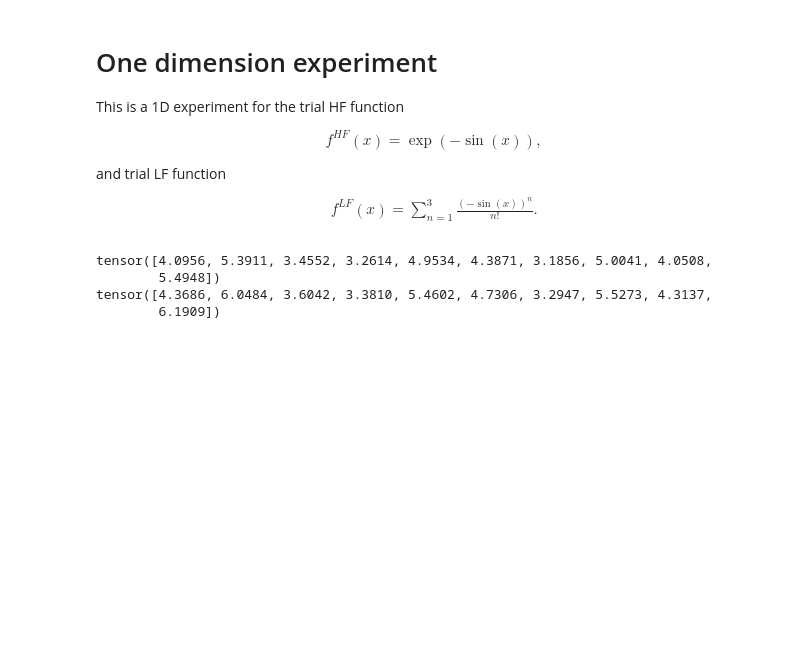
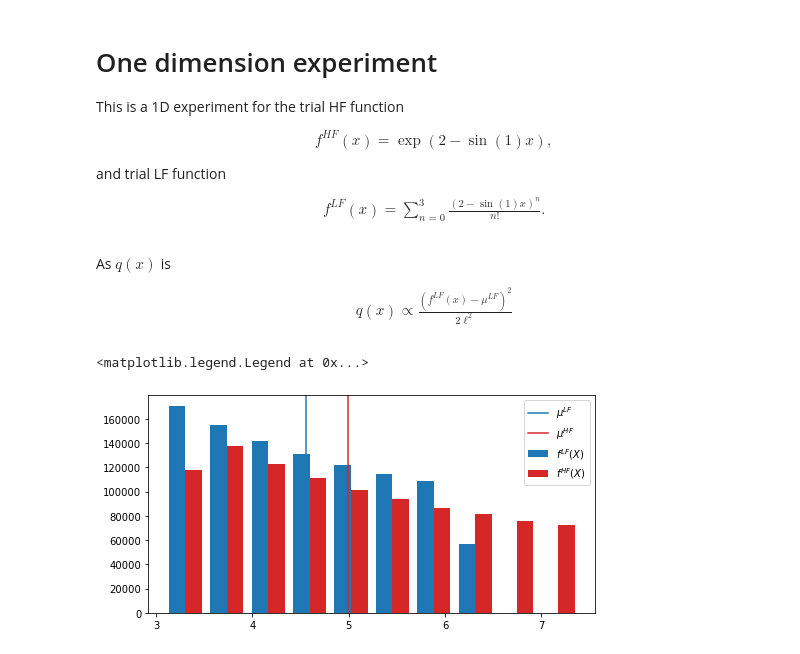
Before and after one commit to CU-UQ/L-BF-IS, a Jupyter notebook: notebooks/dim-1.ipynb, the cells around one changed output. Saved outputs shown, nothing was run; the diff lists cells and outputs as text; code cells hidden in the pictures; blank space fills up the shorter version.

```diff
--- a/notebooks/dim-1.ipynb
+++ b/notebooks/dim-1.ipynb
@@ -3,11 +3,11 @@
 
 This is a 1D experiment for the trial HF function
 \begin{align}
-f^{HF}(x) = \exp(-\sin(x)),
+f^{HF}(x) = \exp(2-\sin(1)x),
 \end{align}
 and trial LF function
 \begin{align}
-f^{LF}(x) = \sum_{n=1}^3\frac{(-\sin(x))^n}{n!}.
+f^{LF}(x) = \sum_{n=0}^3\frac{(2-\sin(1)x)^n}{n!}.
 \end{align}
 # %%
 import numpy as np
@@ -20,9 +20,8 @@ import math
 # %%
 # the element function
 def element(xi):
-    k   = torch.tensor([1.0])
-    vec = torch.sin(k)/k
-    return 2 - xi@vec
+    vec = torch.sin(torch.Tensor([1.0]))
+    return (2 - vec * xi).squeeze(1)
 
 # the finite sum function
 def finite_sum(xi, M):
@@ -45,17 +44,29 @@ def f_HF(xi):
 # sampling x by p(x)
 def sample_p(N):
     return torch.rand(N, 1)
-# %%
-## conduct experiments for estimating ExH with regular MC and L-BF-IS
-path = 'data/dim-1000.npy'
-
-# construct the L-BF-IS estimator
-model = models.LBFIS(f_LF, sample_p, torch.tensor([0.0,1.0]))
-
-# update model lengthscale
-model.l = 0.80
-# %% [output]
-tensor([4.0956, 5.3911, 3.4552, 3.2614, 4.9534, 4.3871, 3.1856, 5.0041, 4.0508,
-        5.4948])
-tensor([4.3686, 6.0484, 3.6042, 3.3810, 5.4602, 4.7306, 3.2947, 5.5273, 4.3137,
-        6.1909])
+# %% [markdown]
+As $q(x)$ is
+\begin{align}
+q(x) \propto \frac{(f^{LF}(x) - \mu^{LF})^2}{2\ell^2}
+\end{align}
+# %%
+# evaluate ExL and ExH
+x   = sample_p(int(1e6))
+xL = f_LF(x)
+xH = f_HF(x)
+ExL = xL.mean().item()
+ExH = xH.mean().item()
+SxL = xL.std().item()
+SxH = xH.std().item()
+
+bound = torch.tensor([0, 1]) # range of inputs
+
+# plot histograms of xL and xH
+plt.figure(figsize=(8,4))
+plt.hist([xL,xH],label=[r'$f^{LF}(X)$',r'$f^{HF}(X)$'],color=['tab:blue','tab:red'])
+plt.axvline(x = ExL, color = 'tab:blue', label = r'$\mu^{LF}$')
+plt.axvline(x = ExH, color = 'tab:red', label = r'$\mu^{HF}$')
+plt.legend()
+# %% [output]
+<matplotlib.legend.Legend at 0x...>
+[figure, added]
```
Also changed, not shown: parts of 9 cells of this notebook.
